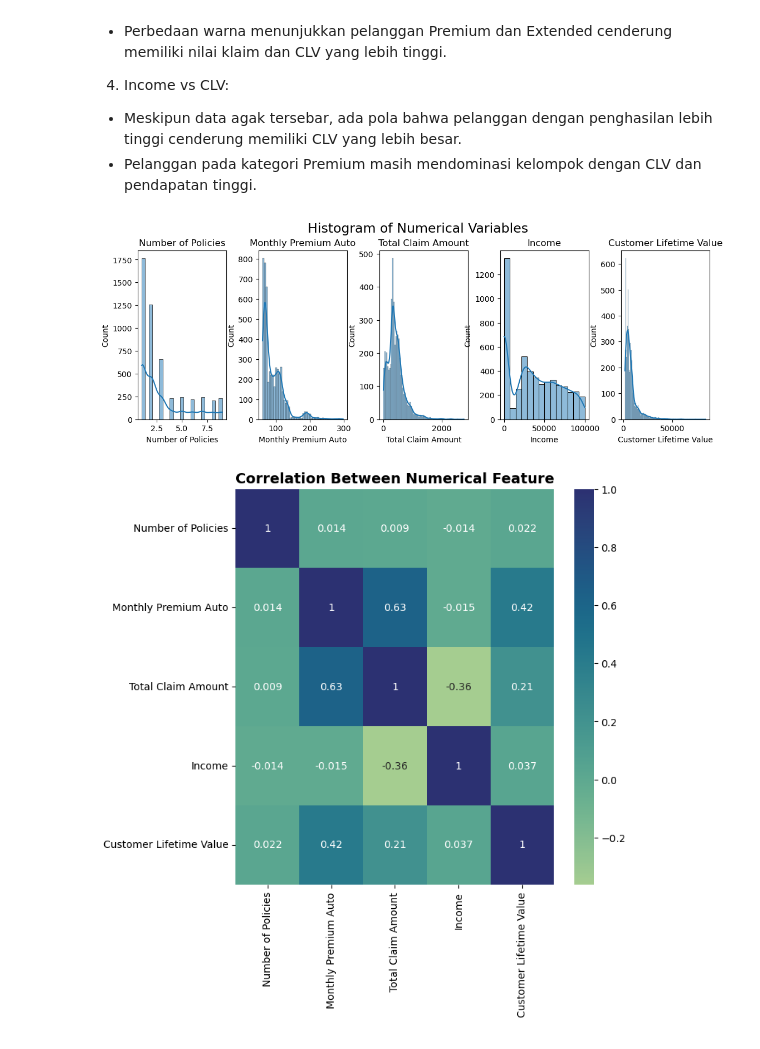
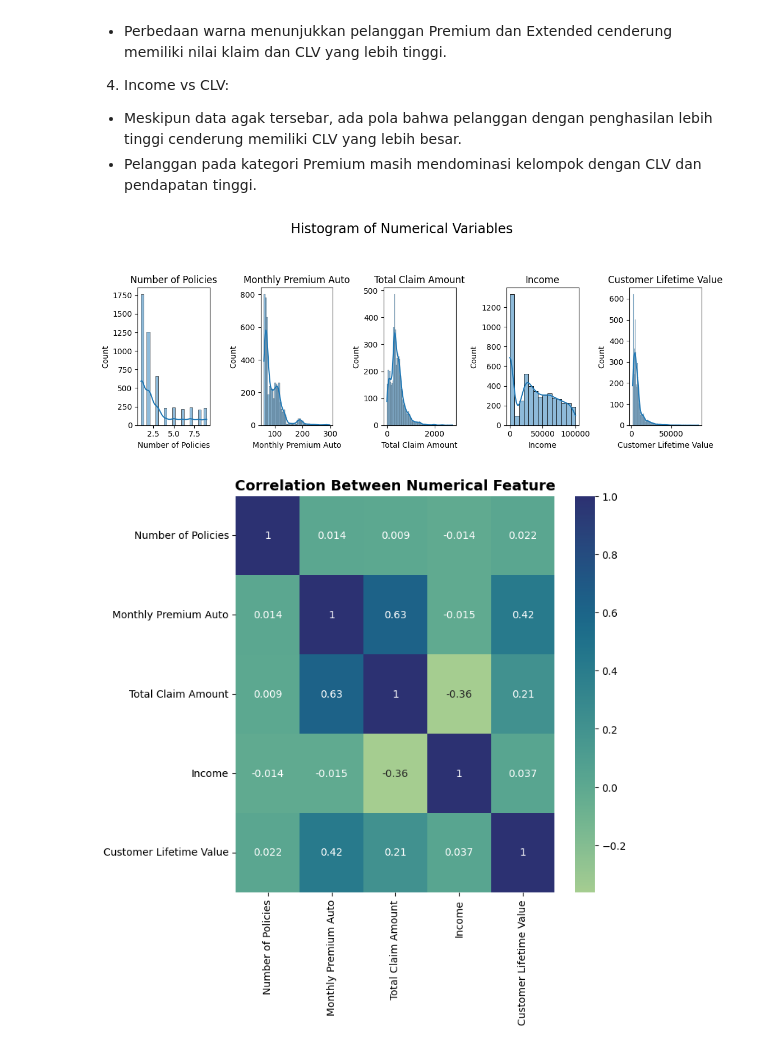
Before and after one commit to Giovanni-ivanong/Capstone_3_Customer-Life-Value-CLV-, a Jupyter notebook: Capstone Project 3 - Customer Life Value (CLV).ipynb, the cells around one changed output. Cells and saved outputs as stored; diff of their text form; code cells hidden in the pictures.

```diff
--- a/Capstone Project 3 - Customer Life Value (CLV).ipynb
+++ b/Capstone Project 3 - Customer Life Value (CLV).ipynb
@@ -605,16 +608,17 @@ plt.show()
   - Meskipun data agak tersebar, ada pola bahwa pelanggan dengan penghasilan lebih tinggi cenderung memiliki CLV yang lebih besar.
   - Pelanggan pada kategori Premium masih mendominasi kelompok dengan CLV dan pendapatan tinggi.
 # %%
-fig, axs =  plt.subplots(1, 5, figsize=(11, 4), facecolor = "none")
+fig, axs = plt.subplots(1, 5, figsize=(11, 4), facecolor="white")
 
-fig.suptitle("Histogram of Numerical Variables", size = 17)
-fig.tight_layout()
+fig.suptitle("Histogram of Numerical Variables", size=17, y=1.05)
 
-pos = 0
-for i in CLV[nmrk].columns:
-    sns.histplot(CLV[i], ax = axs[pos], kde = True)
+for pos, i in enumerate(CLV[nmrk].columns):
+    sns.histplot(CLV[i], ax=axs[pos], kde=True)
     axs[pos].set_title(i)
-    pos +=1
+    axs[pos].set_facecolor("white")
+
+fig.tight_layout(rect=[0, 0, 1, 0.95])
+plt.show()
 # %% [output]
-[figure, old version]
+[figure, new version]
 # %%
```
Also changed, not shown: parts of 32 cells of this notebook.
